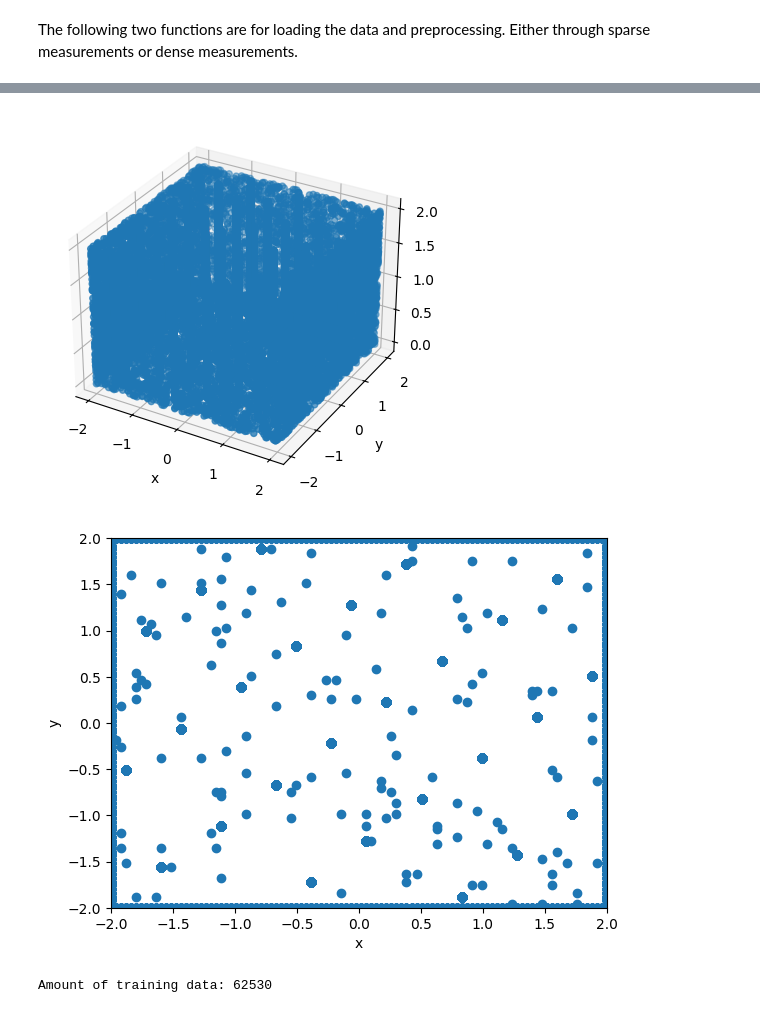
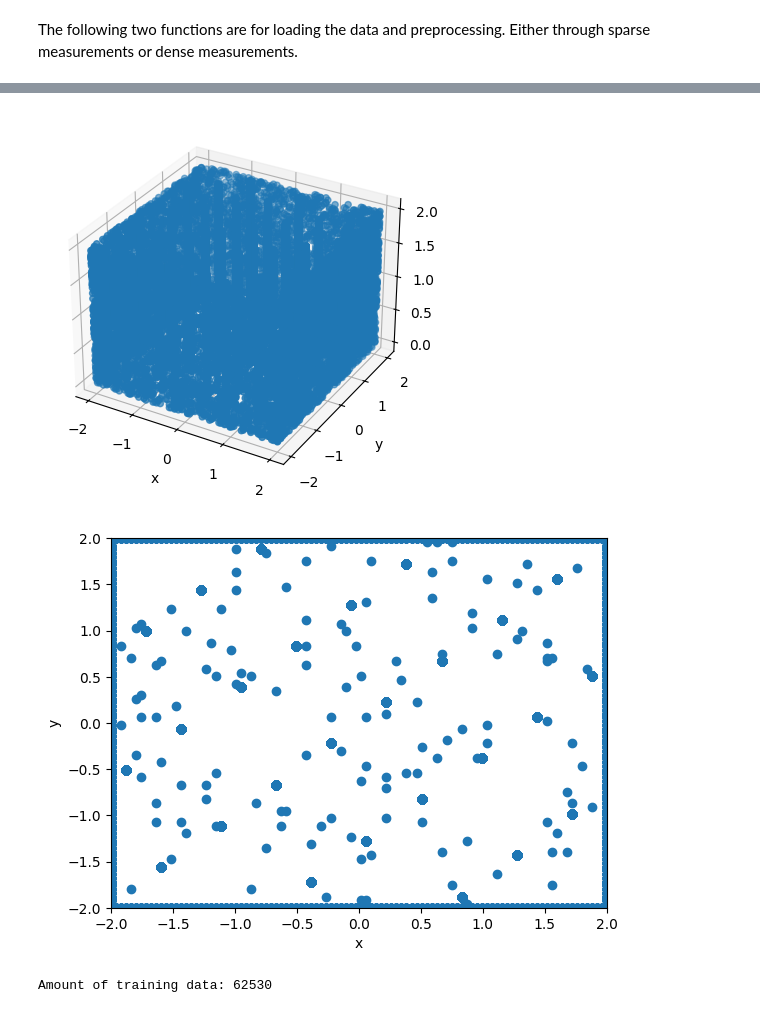
Before and after one commit to MGyuyu/ADE-PINN-Masters-Thesis-Code, a Jupyter notebook: PINN/PINN_2D_ADE_Inverse_Weighted.ipynb, the cells around one changed output, grey strips where cells are left out. Cells and saved outputs as stored; diff of their text form; code cells hidden in the pictures.

```diff
--- a/PINN/PINN_2D_ADE_Inverse_Weighted.ipynb
+++ b/PINN/PINN_2D_ADE_Inverse_Weighted.ipynb
@@ -889,41 +870,41 @@ timestep = 1
 
 
 # FNN size
-layers = [3, 20, 20, 20, 20, 20, 20, 20, 20, 1]
+layers = [3, 20, 20, 20, 1]
 # Activation function
 activation_func = tf.keras.activations.tanh
 
 
 # ADAM
-tf_epochs = 25000 # Epochs w/ ADAM
+tf_epochs = 250 # Epochs w/ ADAM
 learning_rate = 0.001
 tf_optimizer = tf.keras.optimizers.Adam(learning_rate=learning_rate)
 
 # True values
 lambdas_star = (-1.4, -1.0, 1.0)
 
 batch_size = 62530 # Full batch = Amount of training data shown below
 
 f_param = 0.01 # Default 0.01
 u_param = 10.0 # Default 10.0
 
 
 # Load data
 inc_bounds = True
 random_pos = False
 sparse = True
-noise = 0.05
+noise = 0.001
 prcnt = 0.013 # Amount of boundary points
 
 ### User needs to input path location. For example: path = os.path.join("/folder/2D_ADE_Training_Data.mat") ###
 
-path = os.path.join("2D_ADE_v3_renamed.mat") #### Path to 2D Training data ####
+path = os.path.join("2D_ADE_v4_renamed.mat") #### Path to 2D Training data ####
 x, y, t, X, Y, T, Exact_u, X_star, u_star, X_u_train, u_train, ub, lb = LoadData(path, N_u, N_m, noise, inc_bounds, prcnt, sparse, random_pos, timestep, method=2)
 
 TrainingDataPlotter(X_u_train, ub, lb)
 # %% [output]
-[figure, old version]
+[figure, new version]
-[figure, old version]
+[figure, new version]
 Amount of training data: 62530
 # %%
 # Creating the model and training
```
Also changed, not shown: parts of 9 cells of this notebook.
